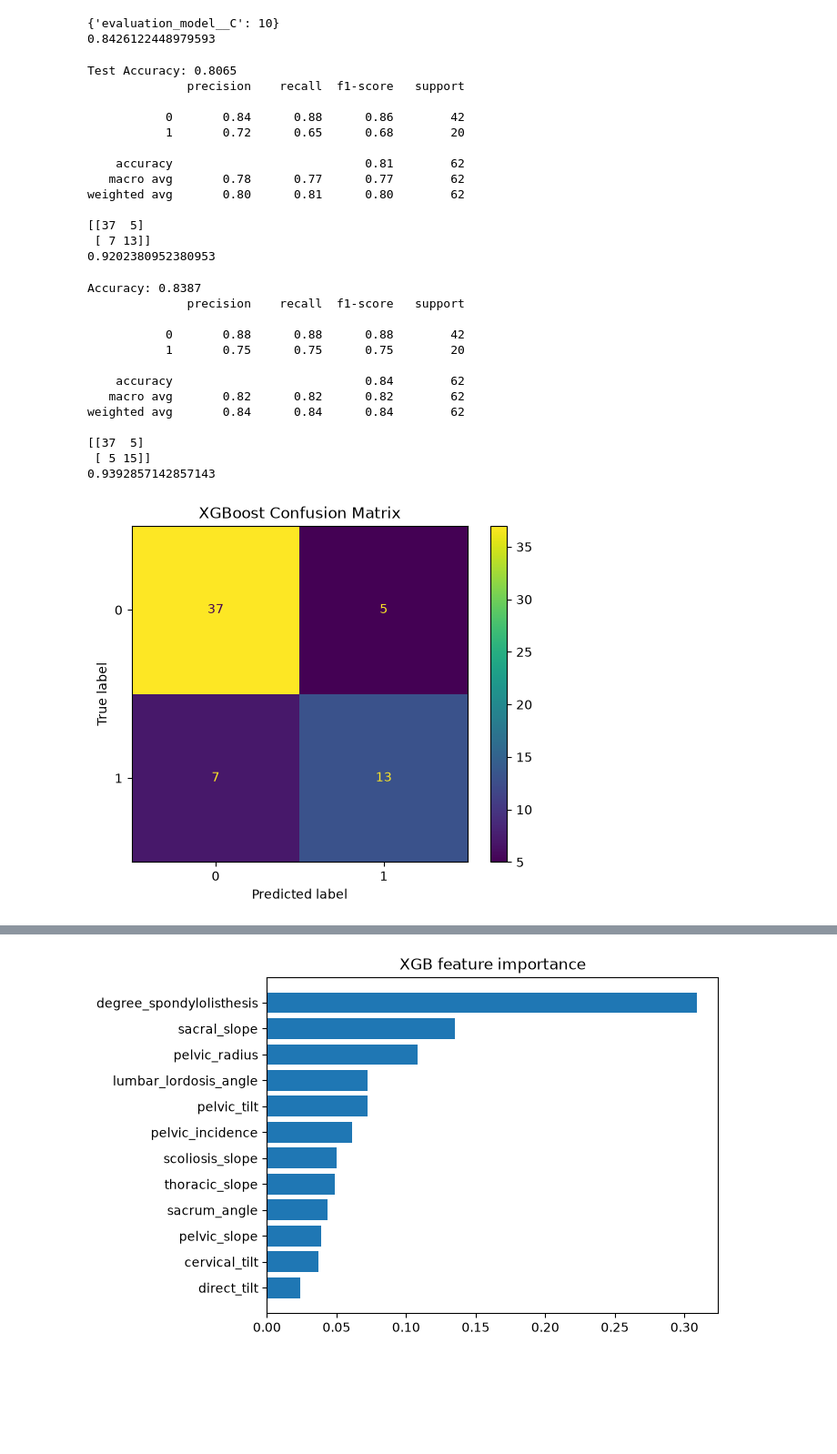
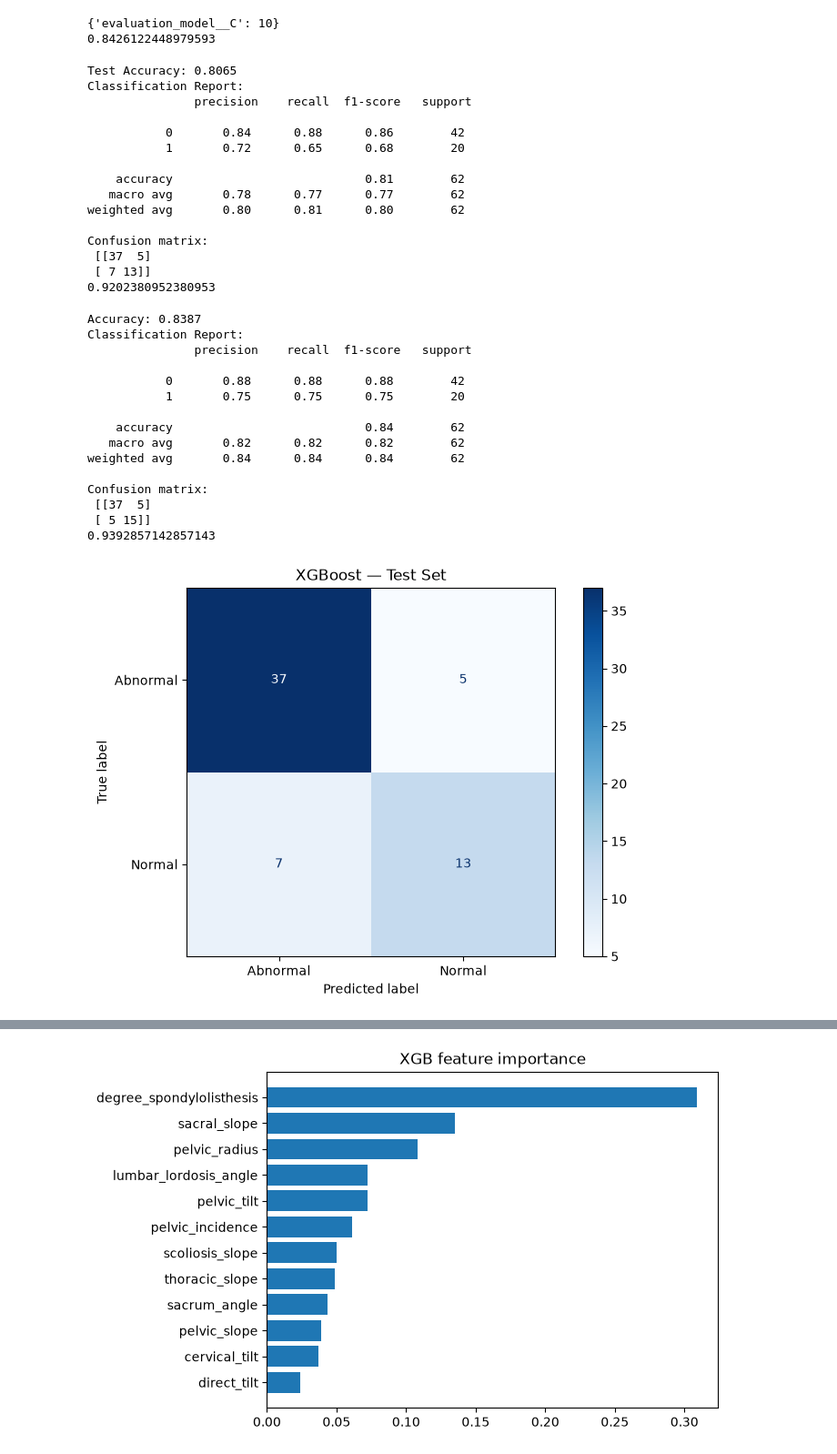
Before and after one commit to Tyde1/LowerBackPain, a Jupyter notebook: notebooks/01_exploration.ipynb, the cells around one changed output, grey strips where cells are left out. Shown at 91% size. Drawn from its saved outputs; the diff is of its cells as text; code cells hidden in the pictures; blank space fills up the shorter version.

Commit message:
Add back pain classification project

```diff
--- a/notebooks/01_exploration.ipynb
+++ b/notebooks/01_exploration.ipynb
@@ -115,12 +115,13 @@ test_accuracy = accuracy_score(y_test, best_xgb_model_prediction)
 
 print(f"Test Accuracy: {test_accuracy:.4f}")
 
-print(classification_report(y_test, best_xgb_model_prediction))
-print(confusion_matrix(y_test, best_xgb_model_prediction))
+print('Classification Report: \n', classification_report(y_test, best_xgb_model_prediction))
+print('Confusion matrix: \n', confusion_matrix(y_test, best_xgb_model_prediction))
 print(xgb_auc)
 # %% [output]
 Test Accuracy: 0.8065
-              precision    recall  f1-score   support
+Classification Report:
+               precision    recall  f1-score   support
 
            0       0.84      0.88      0.86        42
            1       0.72      0.65      0.68        20
@@ -129,7 +130,8 @@ Test Accuracy: 0.8065
    macro avg       0.78      0.77      0.77        62
 weighted avg       0.80      0.81      0.80        62
 
-[[37  5]
+Confusion matrix:
+ [[37  5]
  [ 7 13]]
 0.9202380952380953
 # %%
@@ -140,14 +142,15 @@ lr_auc = roc_auc_score(y_test, best_lr_probabilities)
 
 print(f"Accuracy: {accuracy_score(y_test, best_lr_predictions):.4f}")
 
-print(classification_report(y_test, best_lr_predictions))
+print('Classification Report: \n', classification_report(y_test, best_lr_predictions))
 
-print(confusion_matrix(y_test, best_lr_predictions))
+print('Confusion matrix: \n', confusion_matrix(y_test, best_lr_predictions))
 
 print(lr_auc)
 # %% [output]
 Accuracy: 0.8387
-              precision    recall  f1-score   support
+Classification Report:
+               precision    recall  f1-score   support
 
            0       0.88      0.88      0.88        42
            1       0.75      0.75      0.75        20
@@ -156,17 +159,25 @@ Accuracy: 0.8387
    macro avg       0.82      0.82      0.82        62
 weighted avg       0.84      0.84      0.84        62
 
-[[37  5]
+Confusion matrix:
+ [[37  5]
  [ 5 15]]
 0.9392857142857143
 # %%
+fig, ax = plt.subplots(figsize=(7, 5))
 ConfusionMatrixDisplay.from_predictions(
     y_test,
-    best_xgb_model_prediction
+    best_xgb_model_prediction,
+    labels=[0 ,1],
+    display_labels=['Abnormal', 'Normal'],
+    cmap='Blues',
+    colorbar=True,
+    values_format='d',
+    ax=ax
 )
-
-plt.title("XGBoost Confusion Matrix")
+ax.set_title("XGBoost — Test Set")
+fig.tight_layout()
 plt.show()
 # %% [output]
-[figure, old version]
+[figure, new version]
 # %%
```
Also changed, not shown: parts of 2 cells of this notebook.
